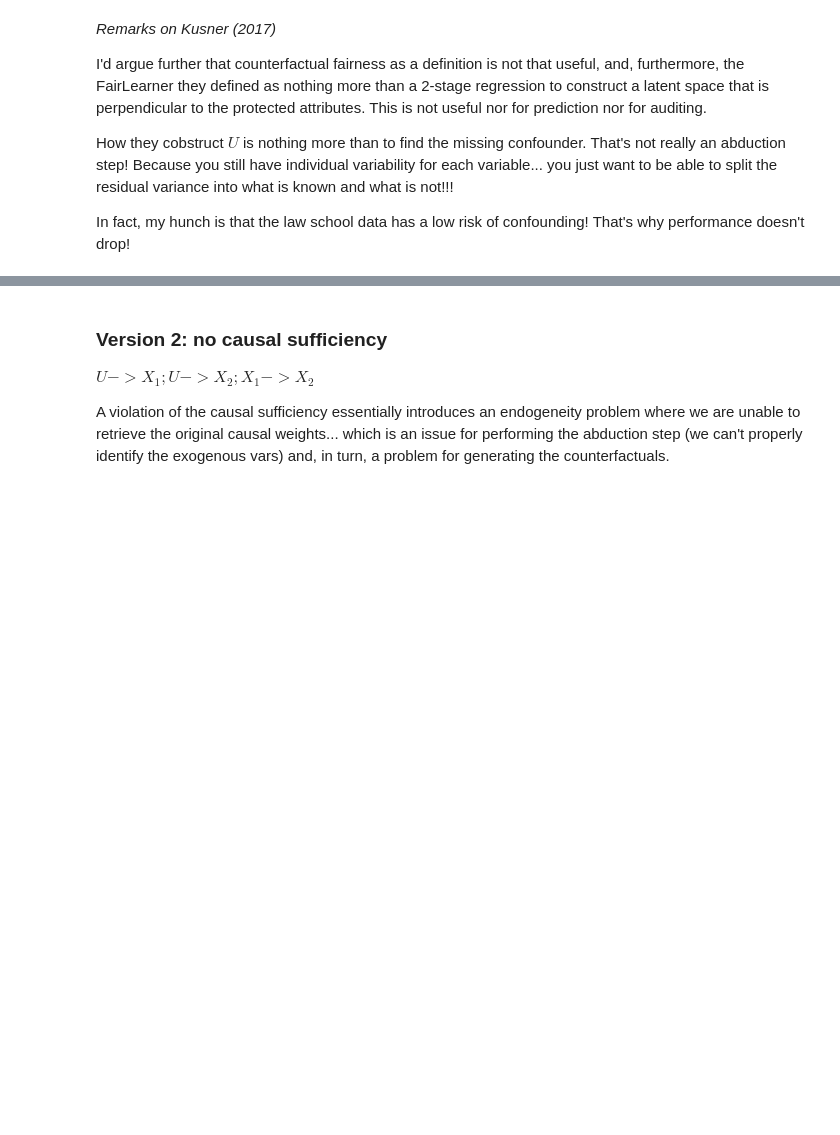
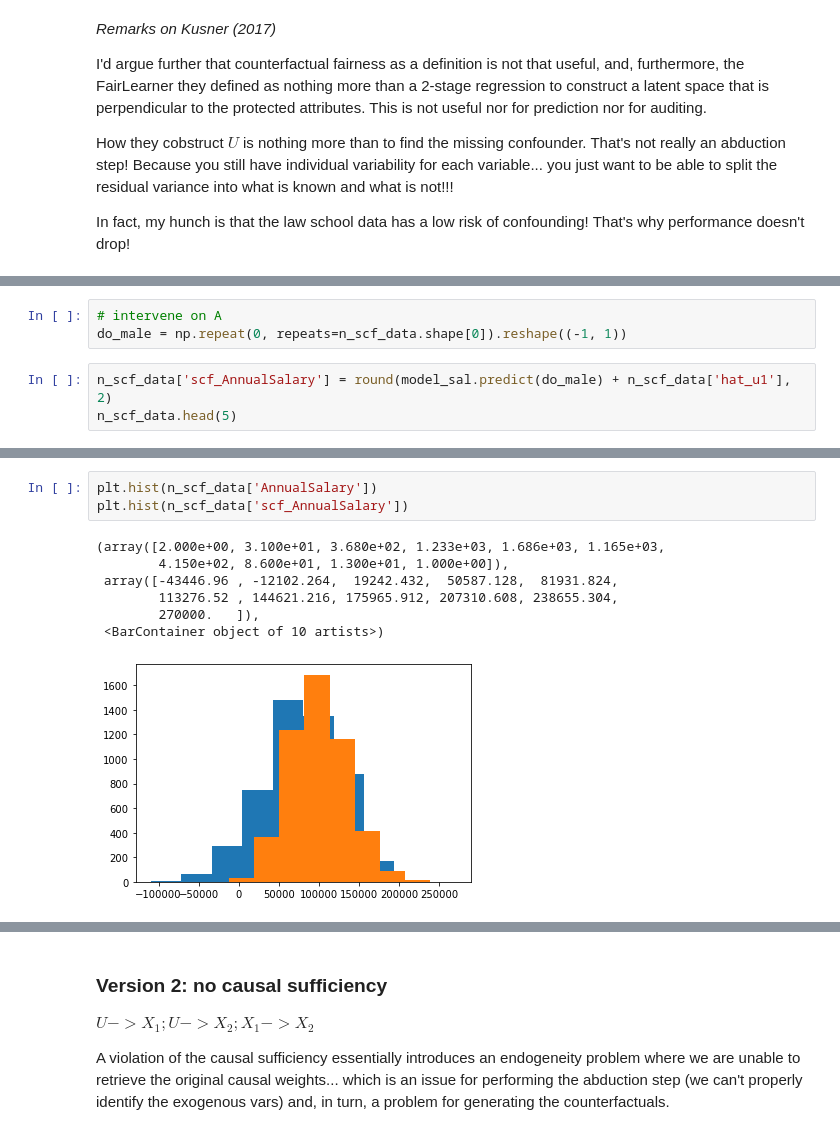
Before and after one commit to cc-jalvarez/counterfactual-situation-testing, a Jupyter notebook: synthetic_scf.ipynb, the cells around one changed output, grey strips where cells are left out. Cells and saved outputs as stored; diff of their text form; blank space fills up the shorter version.

```diff
--- a/synthetic_scf.ipynb
+++ b/synthetic_scf.ipynb
@@ -287,0 +436,6 @@ In fact, my hunch is that the law school data has a low risk of confounding! Tha
+# %%
+# intervene on A
+do_male = np.repeat(0, repeats=n_scf_data.shape[0]).reshape((-1, 1))
+# %%
+n_scf_data['scf_AnnualSalary'] = round(model_sal.predict(do_male) + n_scf_data['hat_u1'], 2)
+n_scf_data.head(5)
@@ -287,0 +449,11 @@ In fact, my hunch is that the law school data has a low risk of confounding! Tha
+# %%
+plt.hist(n_scf_data['AnnualSalary'])
+plt.hist(n_scf_data['scf_AnnualSalary'])
+# %% [output]
+(array([2.000e+00, 3.100e+01, 3.680e+02, 1.233e+03, 1.686e+03, 1.165e+03,
+        4.150e+02, 8.600e+01, 1.300e+01, 1.000e+00]),
+ array([-43446.96 , -12102.264,  19242.432,  50587.128,  81931.824,
+        113276.52 , 144621.216, 175965.912, 207310.608, 238655.304,
+        270000.   ]),
+ <BarContainer object of 10 artists>)
+[figure, added]
```
Also changed, not shown: parts of 45 cells of this notebook, 1 other file.
